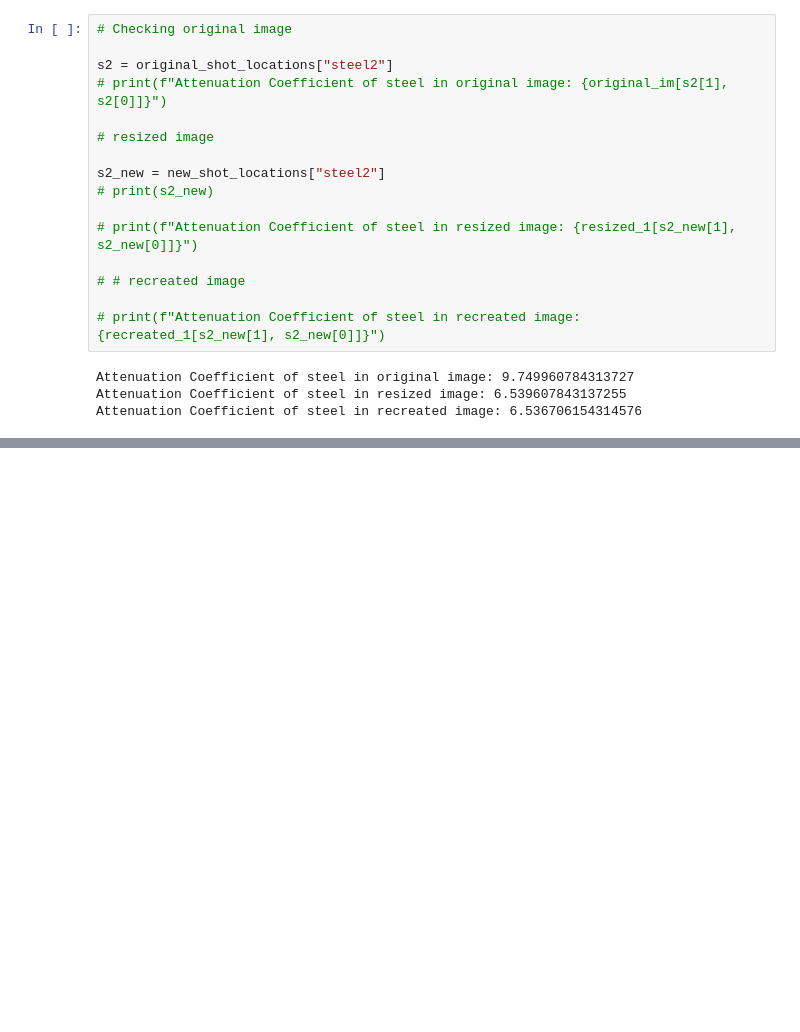
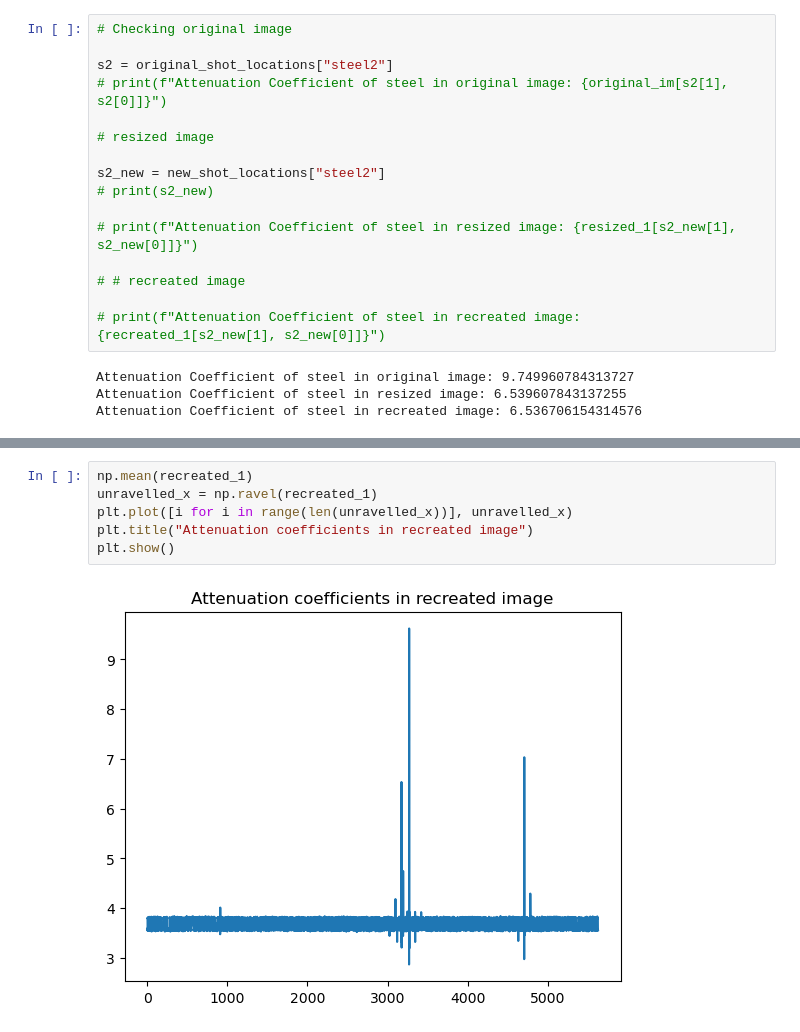
Before and after one commit to npeuker/MathModellingDTU, a Jupyter notebook: Exam Project/validating_model.ipynb, the cells around one changed output, grey strips where cells are left out. Cells and saved outputs as stored; diff of their text form; blank space fills up the shorter version.

```diff
--- a/Exam Project/validating_model.ipynb
+++ b/Exam Project/validating_model.ipynb
@@ -315,0 +328,8 @@ Attenuation Coefficient of steel in recreated image: 6.536706154314576
+# %%
+np.mean(recreated_1)
+unravelled_x = np.ravel(recreated_1)
+plt.plot([i for i in range(len(unravelled_x))], unravelled_x)
+plt.title("Attenuation coefficients in recreated image")
+plt.show()
+# %% [output]
+[figure, added]
```
Also changed, not shown: parts of 6 cells of this notebook.
